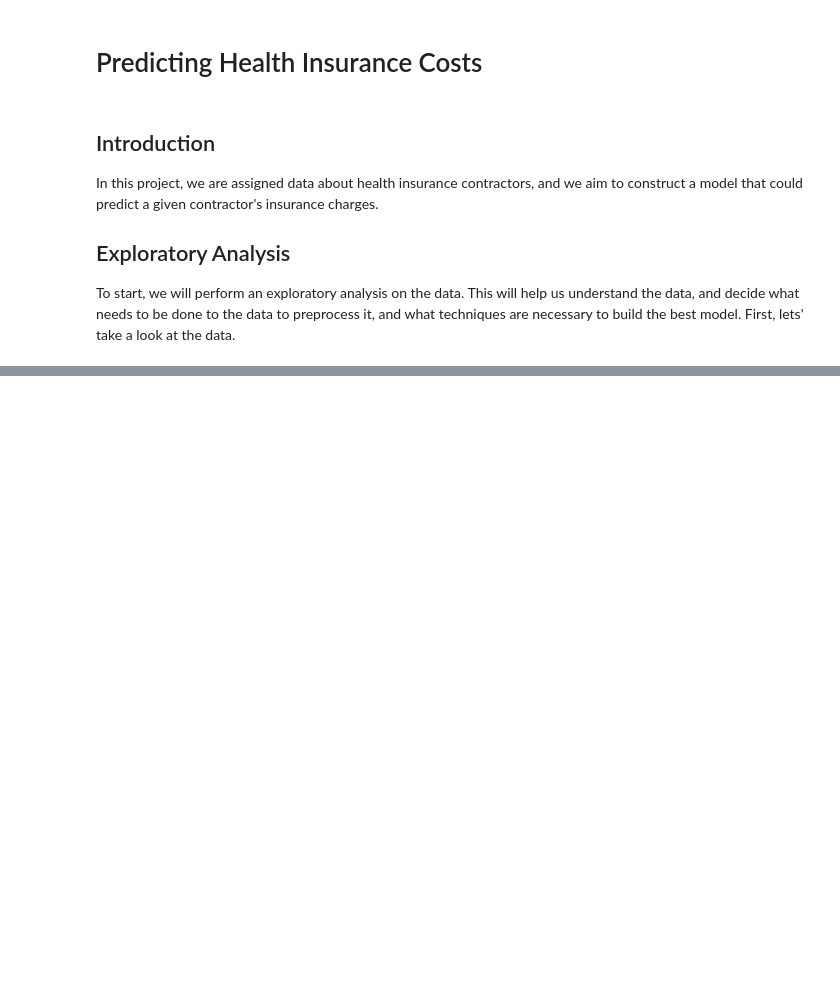
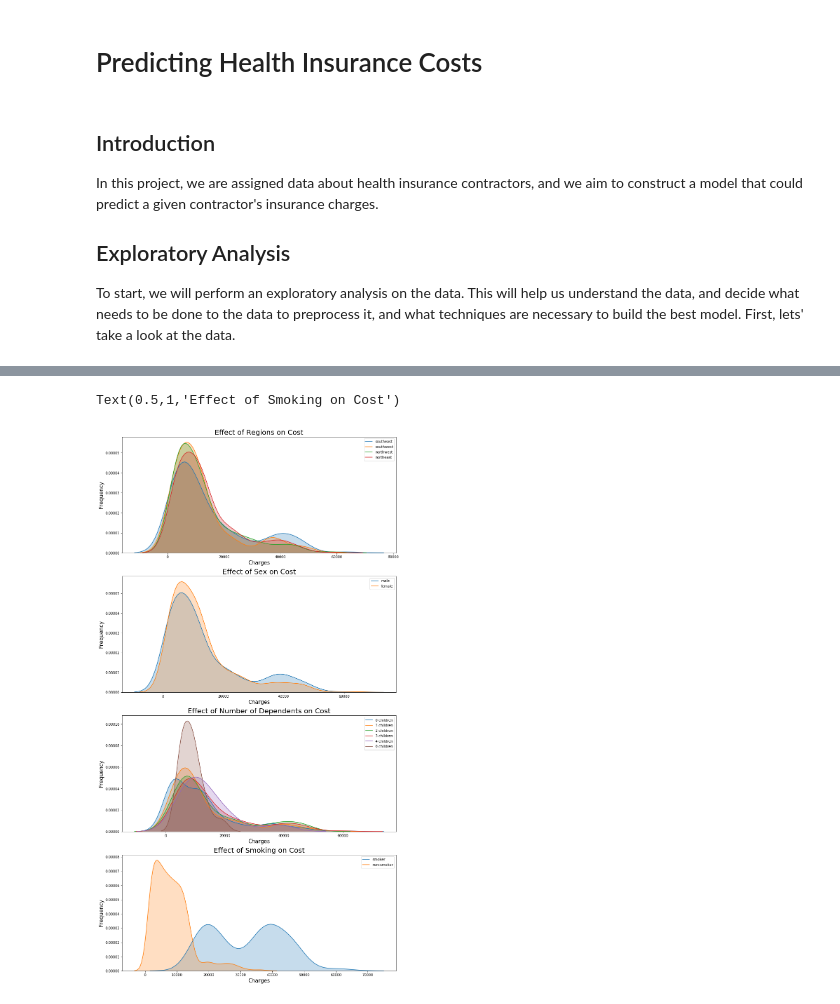
Before and after one commit to nezartarbin/Predicting_Health_Insurance_Costs, a Jupyter notebook: insurance.ipynb, the cells around one changed output, grey strips where cells are left out. Drawn from its saved outputs; the diff is of its cells as text; code cells hidden in the pictures; blank space fills up the shorter version.

```diff
--- a/insurance.ipynb
+++ b/insurance.ipynb
@@ -233,0 +117,36 @@ NameError: name 'dot_data' is not defined
+# %%
+fig3, (ax31,ax32,ax33,ax34) = plt.subplots(4,1)
+fig3.set_size_inches(14,28)
+
+sns.kdeplot(data.loc[data["region"] == 'southeast']["charges"], ax=ax31, shade=True, label="southeast")
+sns.kdeplot(data.loc[data["region"] == 'southwest']["charges"], ax=ax31, shade=True, label="southwest")
+sns.kdeplot(data.loc[data["region"] == 'northwest']["charges"], ax=ax31, shade=True, label="northwest")
+sns.kdeplot(data.loc[data["region"] == 'northeast']["charges"], ax=ax31, shade=True, label="northeast")
+ax31.set_ylabel("Frequency", fontsize=15)
+ax31.set_xlabel('Charges', fontsize=15)
+ax31.set_title("Effect of Regions on Cost", fontsize=20)
+
+sns.kdeplot(data.loc[data["sex"] == 0]["charges"], ax=ax32, shade=True, label="male")
+sns.kdeplot(data.loc[data["sex"] == 1]["charges"], ax=ax32, shade=True, label="female")
+ax32.set_ylabel("Frequency", fontsize=15)
+ax32.set_xlabel('Charges', fontsize=15)
+ax32.set_title("Effect of Sex on Cost", fontsize=20)
+
+sns.kdeplot(data.loc[data["children"] == 0]["charges"], ax=ax33, shade=True, label="0 children")
+sns.kdeplot(data.loc[data["children"] == 1]["charges"], ax=ax33, shade=True, label="1 children")
+sns.kdeplot(data.loc[data["children"] == 2]["charges"], ax=ax33, shade=True, label="2 children")
+sns.kdeplot(data.loc[data["children"] == 3]["charges"], ax=ax33, shade=True, label="3 children")
+sns.kdeplot(data.loc[data["children"] == 4]["charges"], ax=ax33, shade=True, label="4 children")
+sns.kdeplot(data.loc[data["children"] == 5]["charges"], ax=ax33, shade=True, label="0 children")
+ax33.set_ylabel("Frequency", fontsize=15)
+ax33.set_xlabel('Charges', fontsize=15)
+ax33.set_title("Effect of Number of Dependents on Cost", fontsize=20)
+
+sns.kdeplot(data.loc[data["smoker"] == 1]["charges"], ax=ax34, shade=True, label='smoker')
+sns.kdeplot(data.loc[data["smoker"] == 0]["charges"], ax=ax34, shade=True, label='non-smoker')
+ax34.set_ylabel("Frequency", fontsize=15)
+ax34.set_xlabel('Charges', fontsize=15)
+ax34.set_title("Effect of Smoking on Cost", fontsize=20)
+# %% [output]
+Text(0.5,1,'Effect of Smoking on Cost')
+[figure, added]
```
Also changed, not shown: parts of 35 cells of this notebook.
